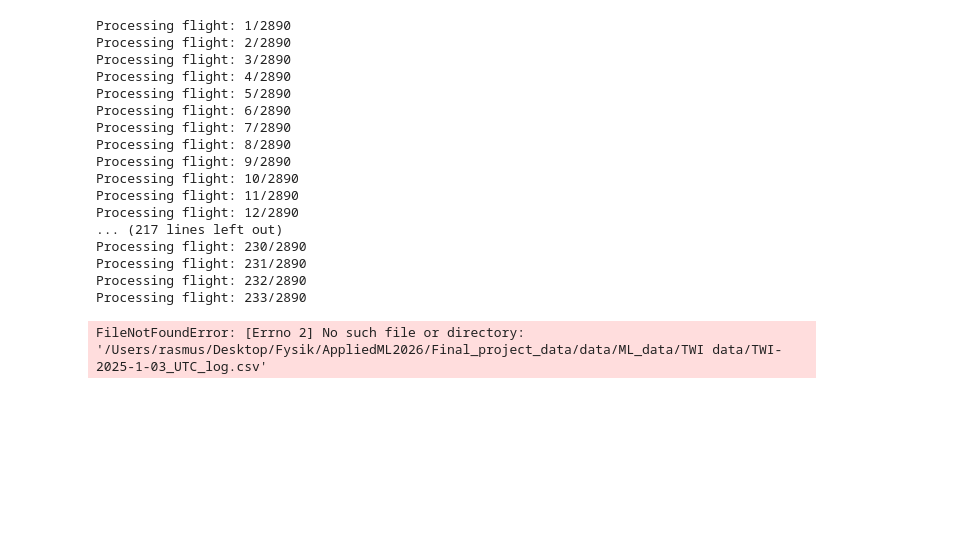
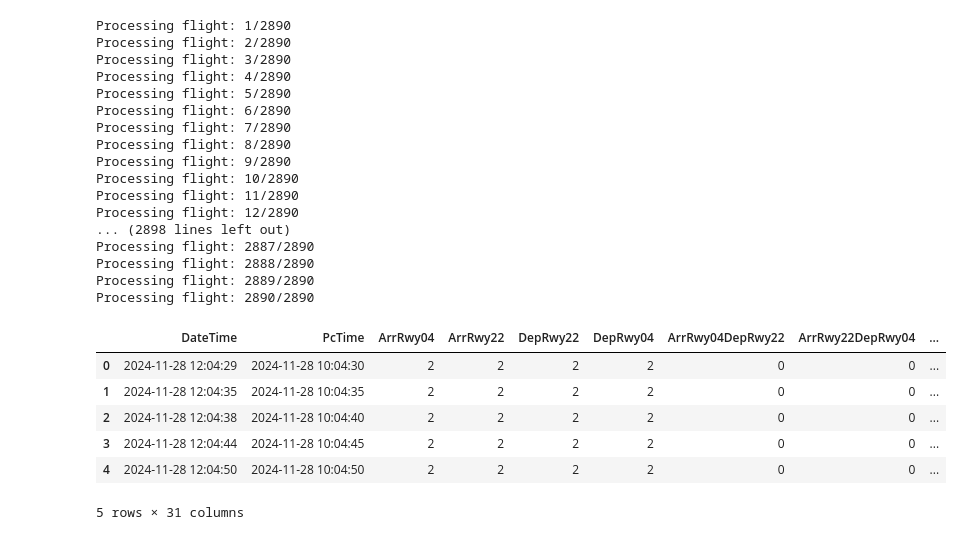
Before and after one commit to Rallermus/AppML-Final-Project, a Jupyter notebook: main.ipynb, the cells around one changed output. Saved outputs shown, nothing was run; the diff lists cells and outputs as text; code cells hidden in the pictures; blank space fills up the shorter version.

Commit message:
Full wind data file

```diff
--- a/main.ipynb
+++ b/main.ipynb
@@ -64,7 +226,7 @@ for flight_id, flight_df in arrival_data.groupby('source_file'):
     idx +=1
     print(f"Processing flight: {idx}/{len(arrival_data.groupby('source_file'))}")
     try:
-        wind_df = extract_wind_data(flight_df)
+        wind_df = extract_wind_data(flight_df, data_dir=wind_dir)
         wind_df['source_file'] = flight_id
         full_wind_data.append(wind_df)
 
@@ -85,9 +247,20 @@ Processing flight: 9/2890
 Processing flight: 10/2890
 Processing flight: 11/2890
 Processing flight: 12/2890
-... (217 lines left out)
-Processing flight: 230/2890
-Processing flight: 231/2890
-Processing flight: 232/2890
-Processing flight: 233/2890
+... (2898 lines left out)
+Processing flight: 2887/2890
+Processing flight: 2888/2890
+Processing flight: 2889/2890
+Processing flight: 2890/2890
-FileNotFoundError: [Errno 2] No such file or directory: '/Users/rasmus/Desktop/Fysik/AppliedML2026/Final_project_data/data/ML_data/TWI data/TWI-2025-1-03_UTC_log.csv'
+# %%
+alldata = pd.read_csv('AppMLFinalProject.csv')
+# %%
+alldata.head()
+# %% [output]
+|  | DateTime | PcTime | ArrRwy04 | ArrRwy22 | DepRwy22 | DepRwy04 | ArrRwy04DepRwy22 | ArrRwy22DepRwy04 | ... |
+| 0 | 2024-11-28 12:04:29 | 2024-11-28 10:04:30 | 2 | 2 | 2 | 2 | 0 | 0 | ... |
+| 1 | 2024-11-28 12:04:35 | 2024-11-28 10:04:35 | 2 | 2 | 2 | 2 | 0 | 0 | ... |
+| 2 | 2024-11-28 12:04:38 | 2024-11-28 10:04:40 | 2 | 2 | 2 | 2 | 0 | 0 | ... |
+| 3 | 2024-11-28 12:04:44 | 2024-11-28 10:04:45 | 2 | 2 | 2 | 2 | 0 | 0 | ... |
+| 4 | 2024-11-28 12:04:50 | 2024-11-28 10:04:50 | 2 | 2 | 2 | 2 | 0 | 0 | ... |
+5 rows × 31 columns
```
Also changed, not shown: parts of 3 cells of this notebook, 1 other file.
